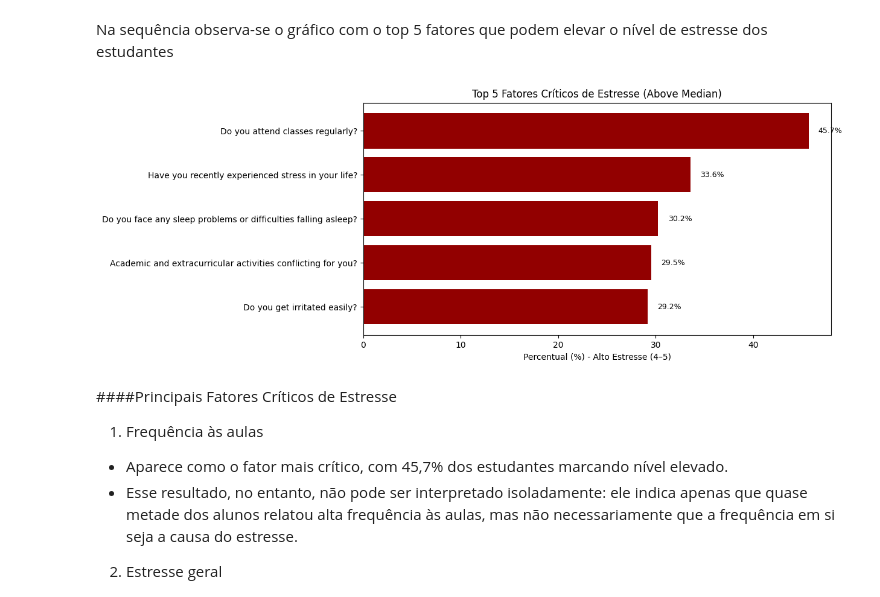
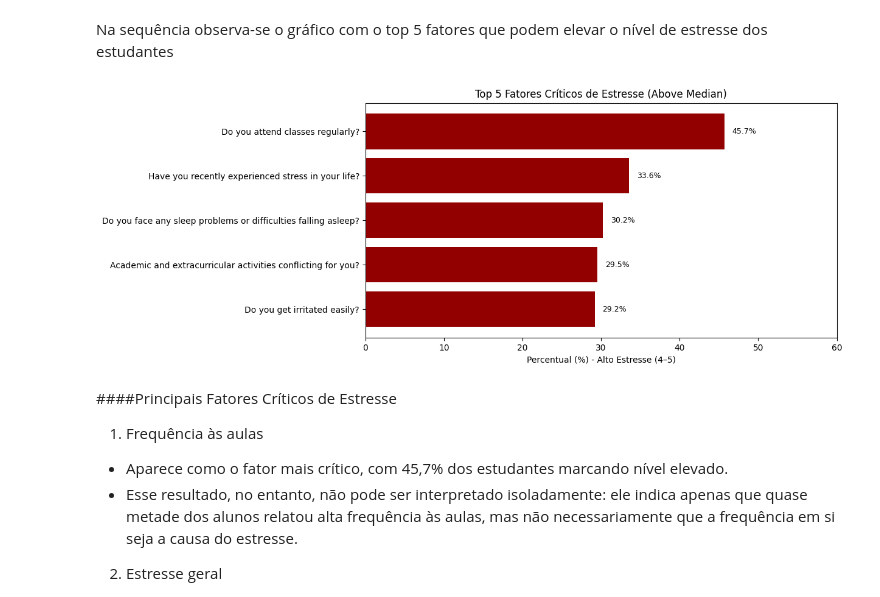
Before and after one commit to camilatsv1/Monitoramento-das-causas-de-estresse-nos-alunos-de-hoje, a Jupyter notebook: notebook_app.ipynb, the cells around one changed output. Cells and saved outputs as stored; diff of their text form; code cells hidden in the pictures.

```diff
--- a/notebook_app.ipynb
+++ b/notebook_app.ipynb
@@ -441,10 +443,7 @@ Na sequência, o gráfico de ranking (Top 5) apresenta de forma visual os princi
 # %% [markdown]
 Na sequência observa-se o gráfico com o top 5 fatores que podem elevar o nível de estresse dos estudantes
 # %%
-import pandas as pd
-import matplotlib.pyplot as plt
-
-# Criar DataFrame com os valores (apenas exemplo com as 23 perguntas que você trouxe)
+# Criar DataFrame com os valores
 dados = {
     "Pergunta": [
         "Have you recently experienced stress in your life?",
@@ -471,34 +470,35 @@ dados = {
         "Do you attend classes regularly?",
         "Have you gained/lost weight?"
     ],
     "Above Median": [
         33.570581, 27.639383, 22.064057, 30.249110, 27.995255, 25.504152, 29.181495,
         28.113879, 23.487544, 22.064057, 23.131673, 22.775801, 20.403321, 21.233689,
         18.268090, 20.047450, 21.826809, 20.403321, 23.487544, 25.860024, 29.537367,
         45.670225, 16.132859
     ]
 }
 
 df_above = pd.DataFrame(dados)
 
 # Selecionar Top 5 em Above Median
 top5 = df_above.nlargest(5, "Above Median")
 
 # Plotar gráfico
 plt.figure(figsize=(10,5))
 bars = plt.barh(top5["Pergunta"], top5["Above Median"], color="#920000")
+plt.xlim(0,60)
 plt.xlabel("Percentual (%) - Alto Estresse (4–5)")
 plt.title("Top 5 Fatores Críticos de Estresse (Above Median)")
 plt.gca().invert_yaxis()  # Deixa o maior em cima
 
 # Adicionar rótulos de valores nas barras
 for bar in bars:
     plt.text(bar.get_width() + 1, bar.get_y() + bar.get_height()/2,
              f"{bar.get_width():.1f}%", va="center", fontsize=9)
 
 plt.show()
 # %% [output]
-[figure, old version]
+[figure, new version]
 # %% [markdown]
 ####Principais Fatores Críticos de Estresse
 
```
Also changed, not shown: parts of 11 cells of this notebook.
